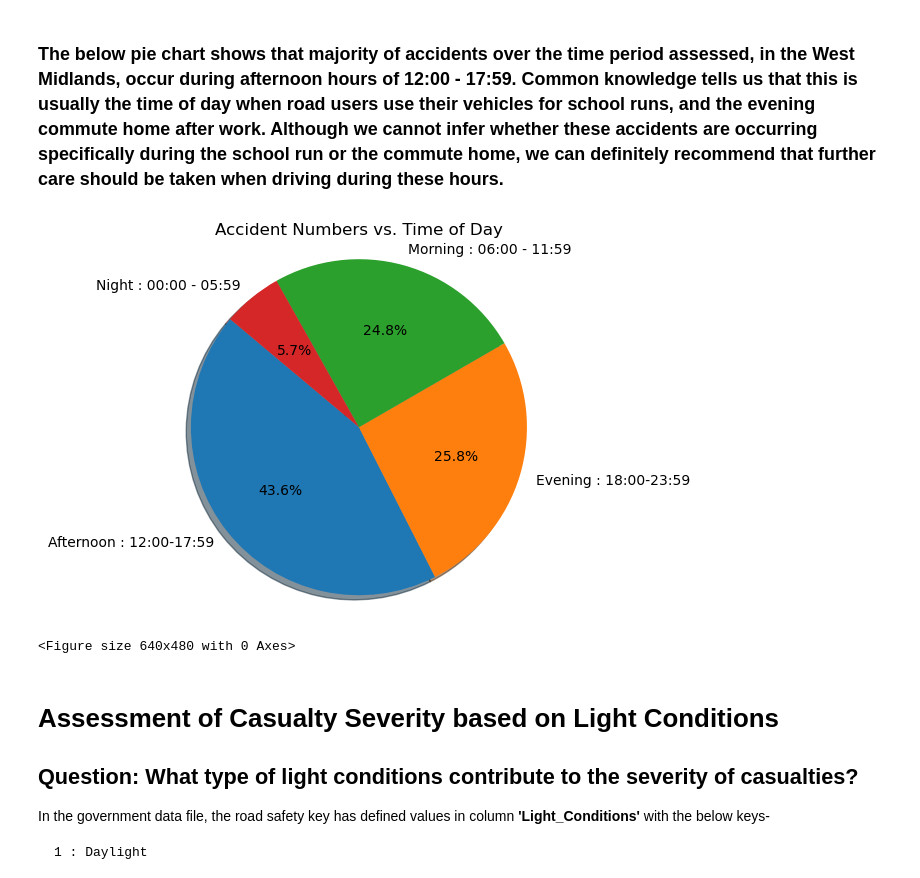
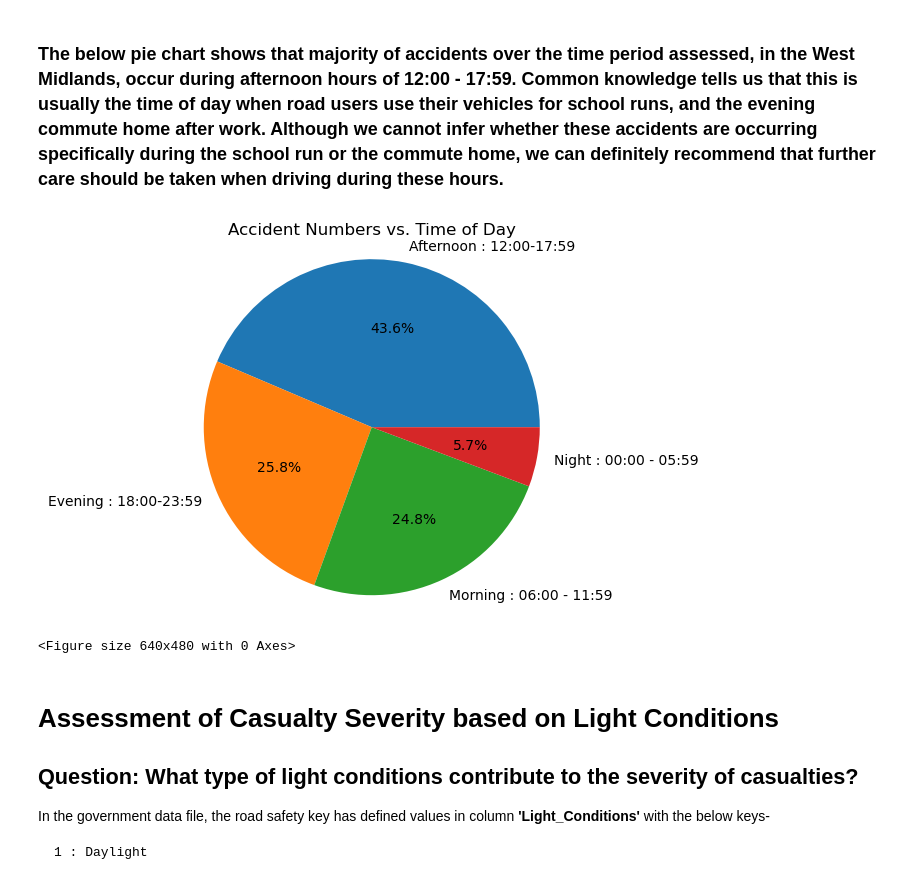
Before and after one commit to HabibR101/Project_1, a Jupyter notebook: jo_notebook.ipynb, the cells around one changed output. Drawn from its saved outputs; the diff is of its cells as text; code cells hidden in the pictures.

```diff
--- a/jo_notebook.ipynb
+++ b/jo_notebook.ipynb
@@ -76,15 +76,15 @@ Name: Time Bin, dtype: int64
 # %%
 #show relationship between time of day and number of accidents
 labels = ['Afternoon : 12:00-17:59' , 'Evening : 18:00-23:59' , 'Morning : 06:00 - 11:59', 'Night : 00:00 - 05:59']
-plt.pie(bar_df,labels=labels,autopct="%1.1f%%", shadow=True, startangle=140)
+plt.pie(bar_df,labels=labels,autopct="%1.1f%%")
 plt.title('Accident Numbers vs. Time of Day')
 plt.axis("equal")
 plt.show()
 
 #save as png file
 plt.savefig("visualisation/jo_pie_chart.png")
 # %% [output]
-[figure, old version]
+[figure, new version]
 <Figure size 640x480 with 0 Axes>
 # %% [markdown]
 # Assessment of Casualty Severity based on Light Conditions
```
Also changed, not shown: parts of 2 cells of this notebook, 1 other file.
